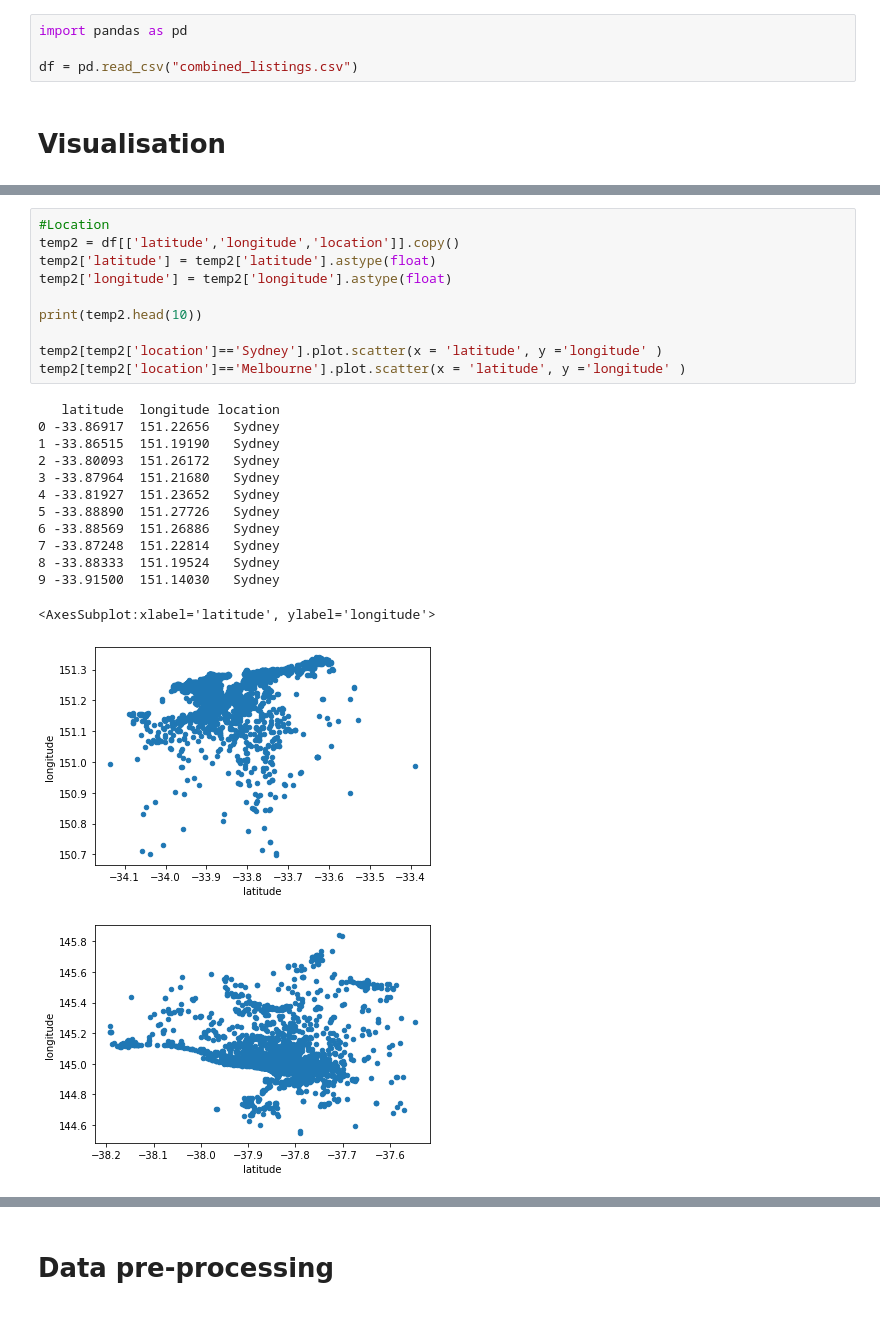
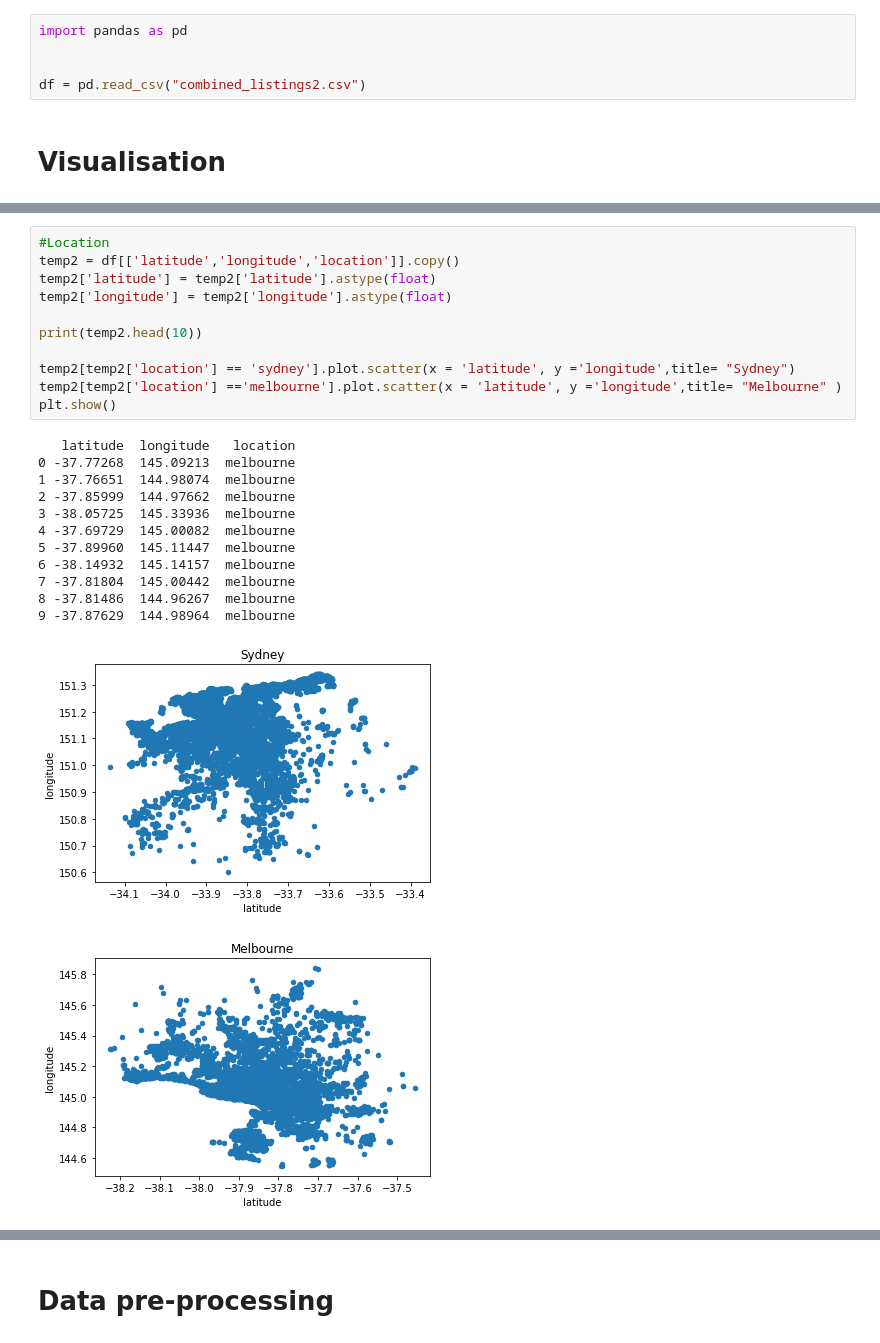
Before and after one commit to kairsato/DataMining_Airbnb, a Jupyter notebook: Main.ipynb, the cells around one changed output, grey strips where cells are left out. Drawn from its saved outputs; the diff is of its cells as text.

```diff
--- a/Main.ipynb
+++ b/Main.ipynb
@@ -3,6 +3,7 @@
 # %%
 import pandas as pd
 
-df = pd.read_csv("combined_listings.csv")
+
+df = pd.read_csv("combined_listings2.csv")
 # %% [markdown]
 # Visualisation
@@ -42,25 +80,25 @@ dtype: int64
 # %%
 #Location
 temp2 = df[['latitude','longitude','location']].copy()
 temp2['latitude'] = temp2['latitude'].astype(float)
 temp2['longitude'] = temp2['longitude'].astype(float)
 
 print(temp2.head(10))
 
-temp2[temp2['location']=='Sydney'].plot.scatter(x = 'latitude', y ='longitude' )
-temp2[temp2['location']=='Melbourne'].plot.scatter(x = 'latitude', y ='longitude' )
+temp2[temp2['location'] == 'sydney'].plot.scatter(x = 'latitude', y ='longitude',title= "Sydney")
+temp2[temp2['location'] =='melbourne'].plot.scatter(x = 'latitude', y ='longitude',title= "Melbourne" )
+plt.show()
 # %% [output]
-   latitude  longitude location
-0 -33.86917  151.22656   Sydney
-1 -33.86515  151.19190   Sydney
-2 -33.80093  151.26172   Sydney
-3 -33.87964  151.21680   Sydney
-4 -33.81927  151.23652   Sydney
-5 -33.88890  151.27726   Sydney
-6 -33.88569  151.26886   Sydney
-7 -33.87248  151.22814   Sydney
-8 -33.88333  151.19524   Sydney
-9 -33.91500  151.14030   Sydney
+   latitude  longitude   location
+0 -37.77268  145.09213  melbourne
+1 -37.76651  144.98074  melbourne
+2 -37.85999  144.97662  melbourne
+3 -38.05725  145.33936  melbourne
+4 -37.69729  145.00082  melbourne
+5 -37.89960  145.11447  melbourne
+6 -38.14932  145.14157  melbourne
+7 -37.81804  145.00442  melbourne
+8 -37.81486  144.96267  melbourne
+9 -37.87629  144.98964  melbourne
-<AxesSubplot:xlabel='latitude', ylabel='longitude'>
-[figure, old version]
+[figure, new version]
-[figure, old version]
+[figure, new version]
```
Also changed, not shown: parts of 5 cells of this notebook.
